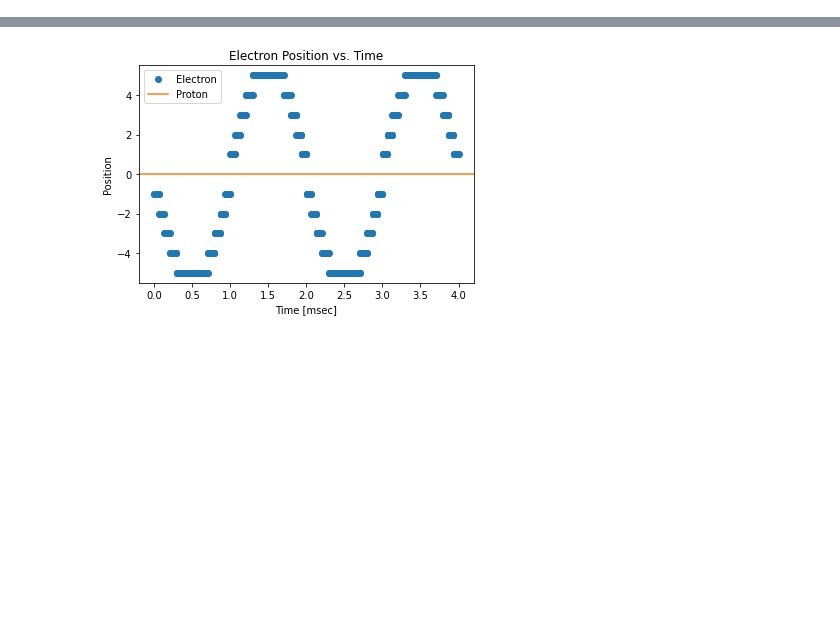
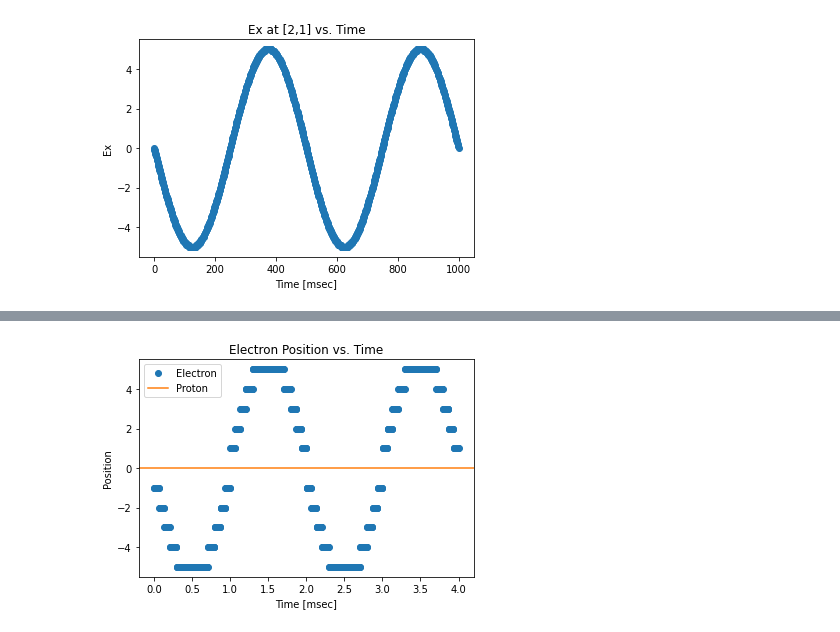
Before and after one commit to pauldelucia/atom-laser-interaction, a Jupyter notebook: Atom-Laser Interaction.ipynb, the cells around one changed output, grey strips where cells are left out. Cells and saved outputs as stored; diff of their text form; code cells hidden in the pictures; blank space fills up the shorter version.

```diff
--- a/Atom-Laser Interaction.ipynb
+++ b/Atom-Laser Interaction.ipynb
@@ -1,6 +1,6 @@
 # %%
 '''
-This program is made to explore how a single hydrogen atom
+This notebook is made to explore how a single hydrogen atom
 (an electron bound to a proton) behaves inside a laser beam.
 
 To simulate a laser beam, two 'infinitely long', oppositely charged barriers
@@ -58,25 +58,28 @@ def getE(V):
 
 def hydrogen(Ex,Ey):
     '''Creates an array as a vizualization of an electron
-    bound to a proton traversing different energy levels'''
+    bound to a proton moving with the electric field.
+    The 'position' of the electron can be thought to roughly
+    represent the center of the electron cloud which is
+    distorted by the applied electric field.'''
 
     # initial H
     H = np.zeros([w,w],dtype=int)
-    H[w//2,w//2] = 2               # proton
+    H[w//2,w//2] = 2
 
-    # Initial energy level of electron (negative numbers indicate
+    # Initial position of electron (negative numbers indicate
     # the electron is on the left side of proton, positive for right)
     n = -1
 
     # Electron position
     H[w//2,w//2+n] = 1
 
-    # This loop updates the energy level of the electron according to
+    # This loop updates the position of the electron according to
     # electric field strength
     for i in range(len(qn)):
 
         # positive E field
-        if Ex[3,3] > (En[i] - En[0]) and Ex[3,3] < (En[i+1] - En[0]):
+        if Ex[2,1] > (En[i] - En[0]) and Ex[2,1] < (En[i+1] - En[0]):
 
             H = np.zeros([w,w],dtype=int)
             H[w//2,w//2] = 2
@@ -85,7 +88,7 @@ def hydrogen(Ex,Ey):
             H[w//2,w//2+n] = 1
 
         # negative E field
-        elif Ex[3,3] < -(En[i] - En[0]) and Ex[3,3] > -(En[i+1] - En[0]):
+        elif Ex[2,1] < -(En[i] - En[0]) and Ex[2,1] > -(En[i+1] - En[0]):
 
             H = np.zeros([w,w],dtype=int)
             H[w//2,w//2] = 2
@@ -94,7 +97,7 @@ def hydrogen(Ex,Ey):
             H[w//2,w//2+n] = 1
 
         # maximum displacement
-        elif Ex[3,3] > En[-1] - En[0]:
+        elif Ex[2,1] > En[-1] - En[0]:
             H = np.zeros([w,w],dtype=int)
             H[w//2,w//2] = 2
 
@@ -102,7 +105,7 @@ def hydrogen(Ex,Ey):
             H[w//2,-1] = 1
 
         # maximum displacement
-        elif Ex[3,3] < -(En[-1] - En[0]):
+        elif Ex[2,1] < -(En[-1] - En[0]):
             H = np.zeros([w,w],dtype=int)
             H[w//2,w//2] = 2
 
@@ -111,13 +114,11 @@ def hydrogen(Ex,Ey):
 
     return(H,n,ion)
 # %%
-t = 1                     # initial time
-N = 5                     # length/width of array where the potential will be calculated
-A = 10                    # max amplitude of the charge on the barriers
-V,Vp = potential(N,t)     # initialize the potential
+N = 5       # length/width of array where the potential will be calculated
+A = 10      # max amplitude of the charge on the barriers
 
 # initialize the hydrogen atom
-# set ionization = false, energy levels, width of the array, quantum numbers
+# set ionization = false, position thresholds, width of the array, quantum numbers
 ion = False
 En = [-11, -10, -9, -8, -7, -6, -5, -4, -3, -2, -1]
 w = len(En)*2 - 1
@@ -125,6 +126,8 @@ qn = np.arange(1,w//2+1)
 
 # the tolerance for convergence
 ϵ = 1.0E-5
+
+file = open('hydrogen.txt', 'w')
 
 sinEx = []
 sinEy = []
@@ -136,12 +139,10 @@ for i in time_iters:
     V,Vp = potential(N,i)
 
     # Iterate until convergence
-    count = 0
     ΔV = 1.0
     while ΔV/(N*N) > ϵ:
         ΔV = jacobi_update(V,Vp)
         ΔV += jacobi_update(Vp,V)
-        count += 1
 
     Ex,Ey = getE(V)
 
@@ -152,7 +153,10 @@ for i in time_iters:
         hy,n,ion = hydrogen(Ex,Ey)
         nlist.append(n)
         tlist.append(i)
-        print(hy[w//2],f'\tEx = {Ex[2,1]:.2f}', f'\tt = {i:.4f} msec',f'\tPosition: {n}')
+        #print('{}, \tEx = {:.2f}, \tt = {:.4f} msec, \tPosition = {}'.format(hy[w//2], Ex[2,1], i, n))
+        file.write('{}, \tEx = {:.2f}, \tt = {:.4f} msec, \tPosition = {}\n'.format(hy[w//2], Ex[2,1], i, n))
+
+file.close()
 
 # format sinE to 3 decimals
 for i in range(len(sinEx)):
@@ -177,0 +182,8 @@ for i in range(len(sinEx)):
+# %%
+plt.plot(sinEx,'o')
+plt.title('Ex at [2,1] vs. Time')
+plt.xlabel('Time [msec]')
+plt.ylabel('Ex')
+plt.show()
+# %% [output]
+[figure, added]
```
Also changed, not shown: parts of 9 cells of this notebook.
